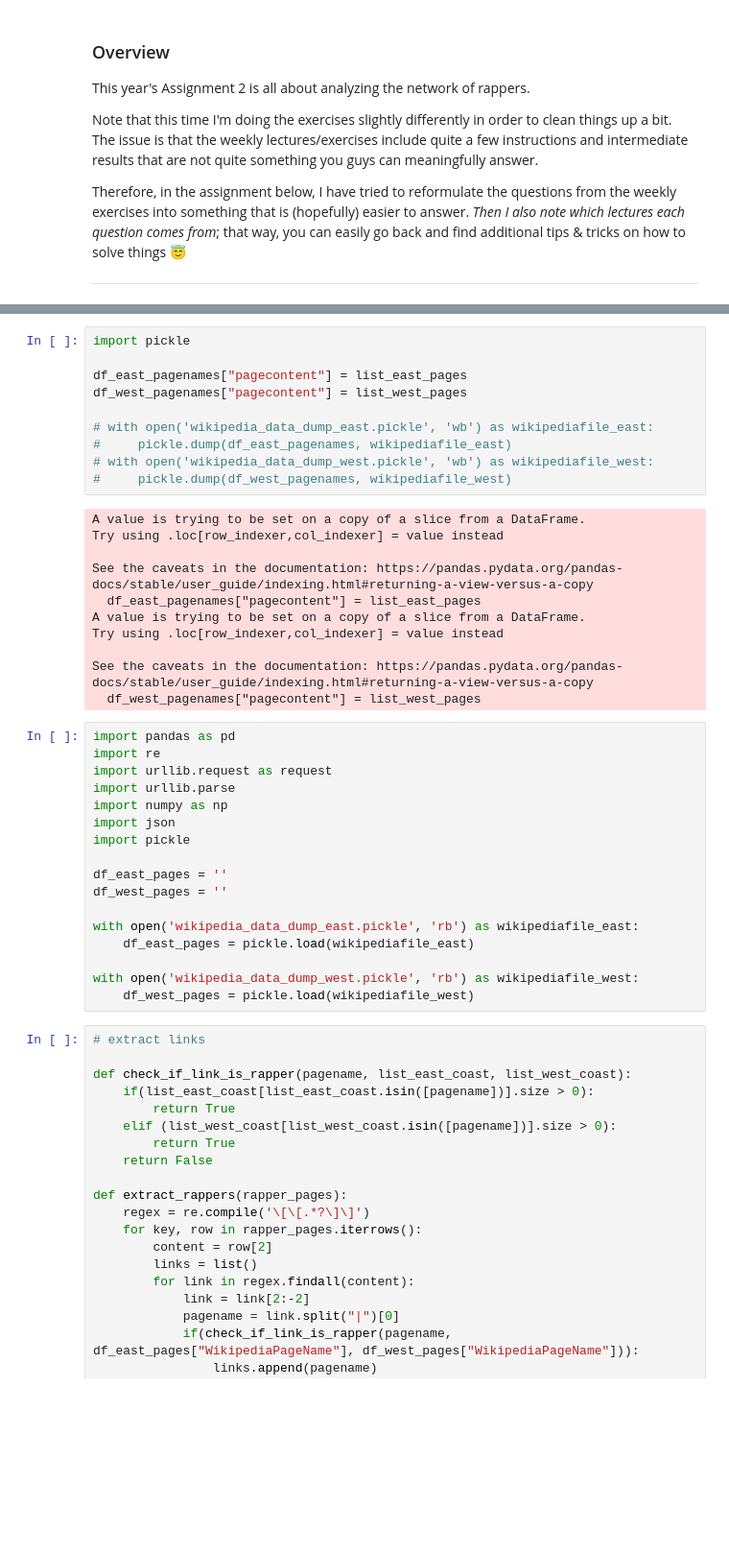
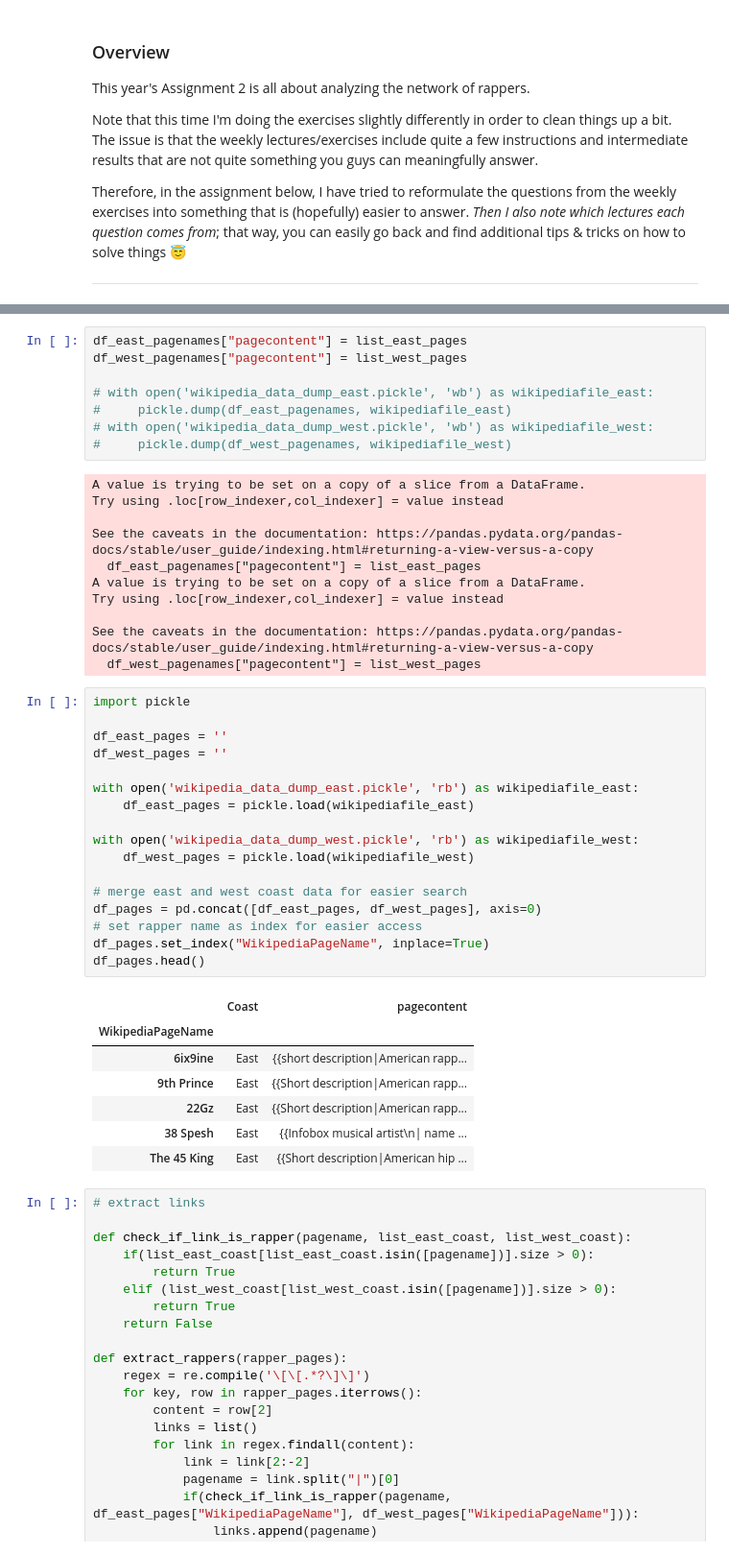
Before and after one commit to andste97/socialgraphs2023f-project, a Jupyter notebook: assignments/Assignment2.ipynb, the cells around one changed output, grey strips where cells are left out. Shown at 96% size. Cells and saved outputs as stored; diff of their text form; blank space fills up the shorter version.

```diff
--- a/assignments/Assignment2.ipynb
+++ b/assignments/Assignment2.ipynb
@@ -101,6 +171,4 @@ KeyboardInterrupt:
 # %%
-import pickle
-
 df_east_pagenames["pagecontent"] = list_east_pages
 df_west_pagenames["pagecontent"] = list_west_pages
 
@@ -120,22 +188,30 @@ Try using .loc[row_indexer,col_indexer] = value instead
 See the caveats in the documentation: https://pandas.pydata.org/pandas-docs/stable/user_guide/indexing.html#returning-a-view-versus-a-copy
   df_west_pagenames["pagecontent"] = list_west_pages
 # %%
-import pandas as pd
-import re
-import urllib.request as request
-import urllib.parse
-import numpy as np
-import json
 import pickle
 
 df_east_pages = ''
 df_west_pages = ''
 
 with open('wikipedia_data_dump_east.pickle', 'rb') as wikipediafile_east:
     df_east_pages = pickle.load(wikipediafile_east)
 
 with open('wikipedia_data_dump_west.pickle', 'rb') as wikipediafile_west:
     df_west_pages = pickle.load(wikipediafile_west)
+
+# merge east and west coast data for easier search
+df_pages = pd.concat([df_east_pages, df_west_pages], axis=0)
+# set rapper name as index for easier access
+df_pages.set_index("WikipediaPageName", inplace=True)
+df_pages.head()
+# %% [output]
+|  | Coast | pagecontent |
+| WikipediaPageName |  |  |
+| 6ix9ine | East | {{short description|American rapp... |
+| 9th Prince | East | {{Short description|American rapp... |
+| 22Gz | East | {{Short description|American rapp... |
+| 38 Spesh | East | {{Infobox musical artist\n| name ... |
+| The 45 King | East | {{Short description|American hip ... |
 # %%
 # extract links
 
```
Also changed, not shown: parts of 12 cells of this notebook, 1 other file.
